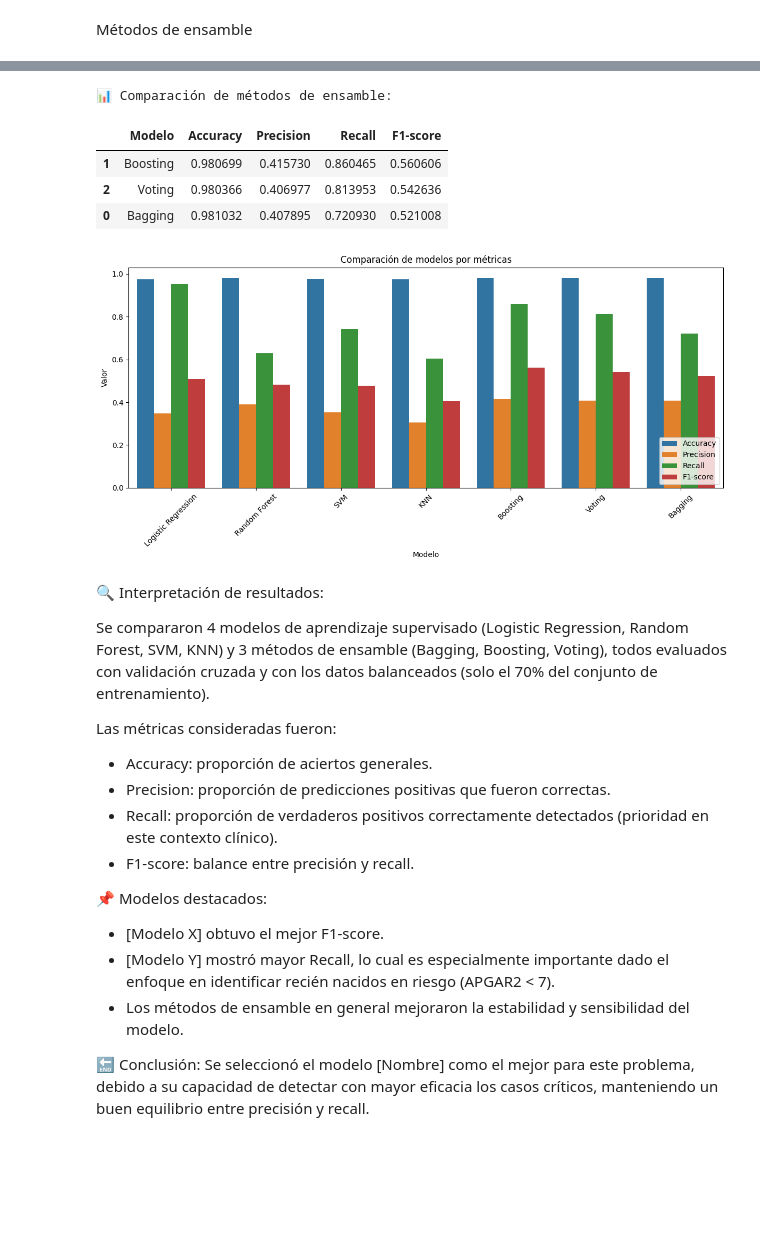
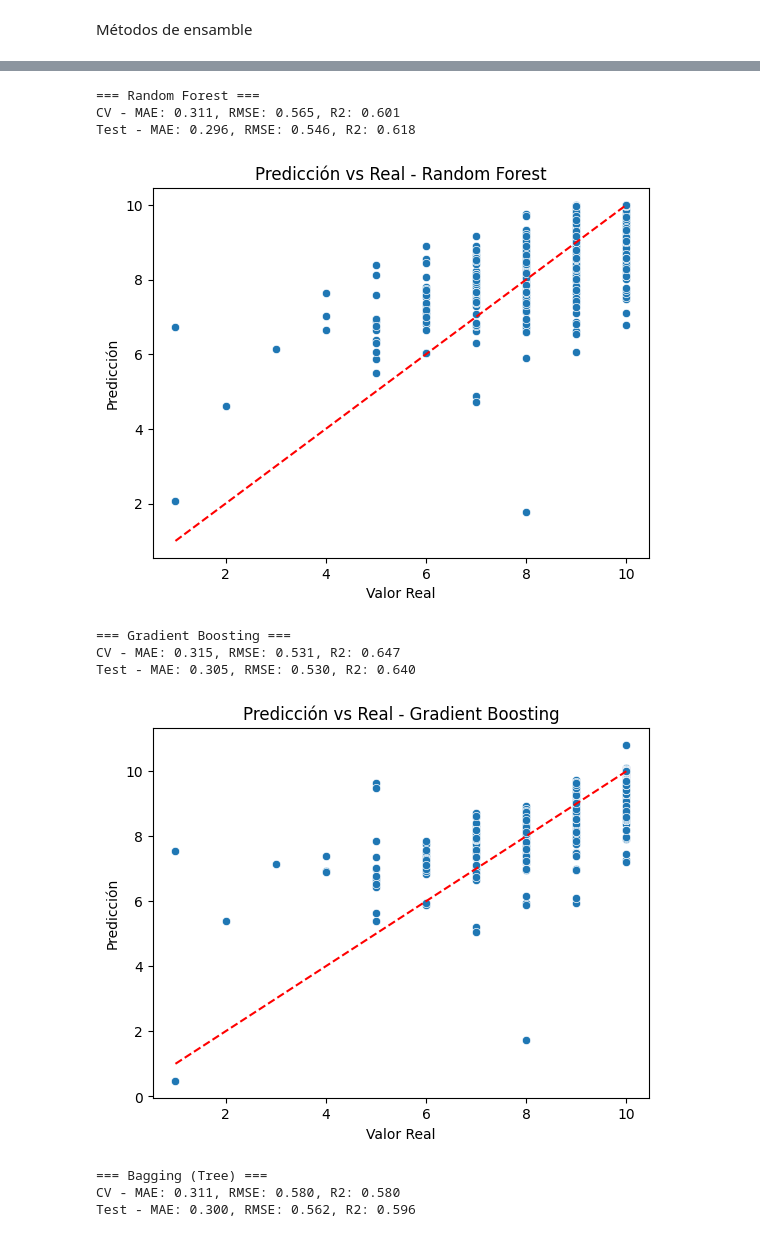
Before and after one commit to botanicalex/mineria_final, a Jupyter notebook: modelo.ipynb, the cells around one changed output, grey strips where cells are left out. Drawn from its saved outputs; the diff is of its cells as text; code cells hidden in the pictures; blank space fills up the shorter version.

```diff
--- a/modelo.ipynb
+++ b/modelo.ipynb
@@ -230,50 +162,23 @@ F1-score:  0.5426
-# %%
-# Mostrar resultados
-df_ensambles = pd.DataFrame(resultados_ensambles)
-df_ensambles.sort_values(by='F1-score', ascending=False, inplace=True)
-
-print("\n📊 Comparación de métodos de ensamble:")
-display(df_ensambles)
-# %% [output]
-📊 Comparación de métodos de ensamble:
-|  | Modelo | Accuracy | Precision | Recall | F1-score |
-| 1 | Boosting | 0.980699 | 0.415730 | 0.860465 | 0.560606 |
-| 2 | Voting | 0.980366 | 0.406977 | 0.813953 | 0.542636 |
-| 0 | Bagging | 0.981032 | 0.407895 | 0.720930 | 0.521008 |
-# %%
-# Unir resultados supervisados y ensambles
-df_todos = pd.concat([df_resultados, df_ensambles], ignore_index=True)
-
-# Derretir para graficar con seaborn
-df_melt = df_todos.melt(id_vars='Modelo', var_name='Métrica', value_name='Valor')
-plt.figure(figsize=(12, 6))
-sns.barplot(data=df_melt, x='Modelo', y='Valor', hue='Métrica')
-plt.title("Comparación de modelos por métricas")
-plt.xticks(rotation=45)
-plt.legend(loc='lower right')
-plt.tight_layout()
-plt.show()
-# %% [output]
-[figure, removed]
-# %% [markdown]
-
-🔍 Interpretación de resultados:
-
-Se compararon 4 modelos de aprendizaje supervisado (Logistic Regression, Random Forest, SVM, KNN)
-y 3 métodos de ensamble (Bagging, Boosting, Voting), todos evaluados con validación cruzada
-y con los datos balanceados (solo el 70% del conjunto de entrenamiento).
-
-Las métricas consideradas fueron:
-- Accuracy: proporción de aciertos generales.
-- Precision: proporción de predicciones positivas que fueron correctas.
-- Recall: proporción de verdaderos positivos correctamente detectados (prioridad en este contexto clínico).
-- F1-score: balance entre precisión y recall.
-
-📌 Modelos destacados:
-- [Modelo X] obtuvo el mejor F1-score.
-- [Modelo Y] mostró mayor Recall, lo cual es especialmente importante dado el enfoque en identificar recién nacidos en riesgo (APGAR2 < 7).
-- Los métodos de ensamble en general mejoraron la estabilidad y sensibilidad del modelo.
-
-🔚 Conclusión:
-Se seleccionó el modelo [Nombre] como el mejor para este problema, debido a su capacidad de detectar con mayor eficacia los casos críticos,
-manteniendo un buen equilibrio entre precisión y recall.
+# %%
+# Definir modelos de aprendizaje supervisado
+
+ensambles = {
+    "Random Forest": RandomForestRegressor(random_state=42),
+    "Gradient Boosting": GradientBoostingRegressor(random_state=42),
+    "Bagging (Tree)": BaggingRegressor(estimator=DecisionTreeRegressor(), random_state=42)
+}
+# %%
+# Evaluar modelos de ensamble
+resultados_ensamble, errores_ensamble = evaluar_modelos(ensambles, X_train_scaled, y_train, X_test_scaled, y_test)
+# %% [output]
+=== Random Forest ===
+CV - MAE: 0.311, RMSE: 0.565, R2: 0.601
+Test - MAE: 0.296, RMSE: 0.546, R2: 0.618
+[figure, added]
+=== Gradient Boosting ===
+CV - MAE: 0.315, RMSE: 0.531, R2: 0.647
+Test - MAE: 0.305, RMSE: 0.530, R2: 0.640
+[figure, added]
+=== Bagging (Tree) ===
+CV - MAE: 0.311, RMSE: 0.580, R2: 0.580
+Test - MAE: 0.300, RMSE: 0.562, R2: 0.596
```
Also changed, not shown: parts of 33 cells of this notebook.
